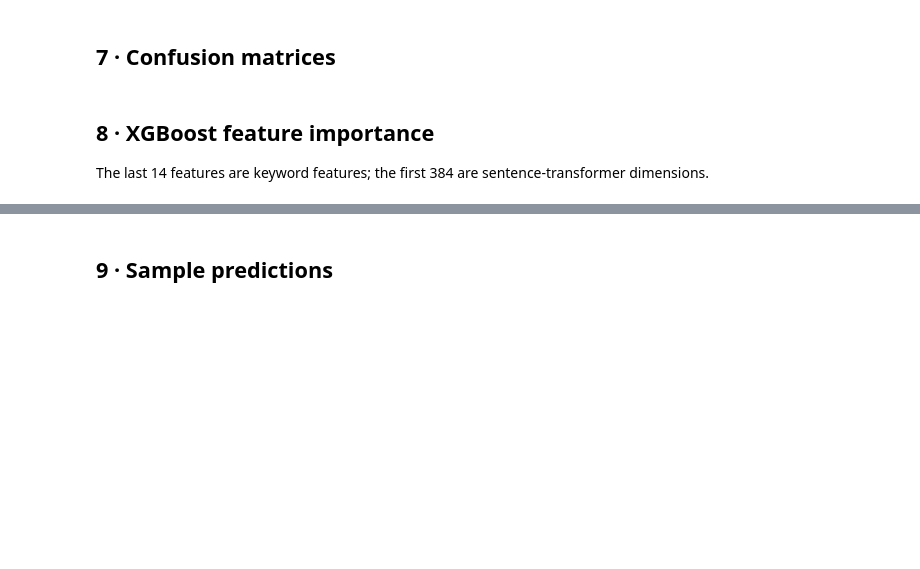
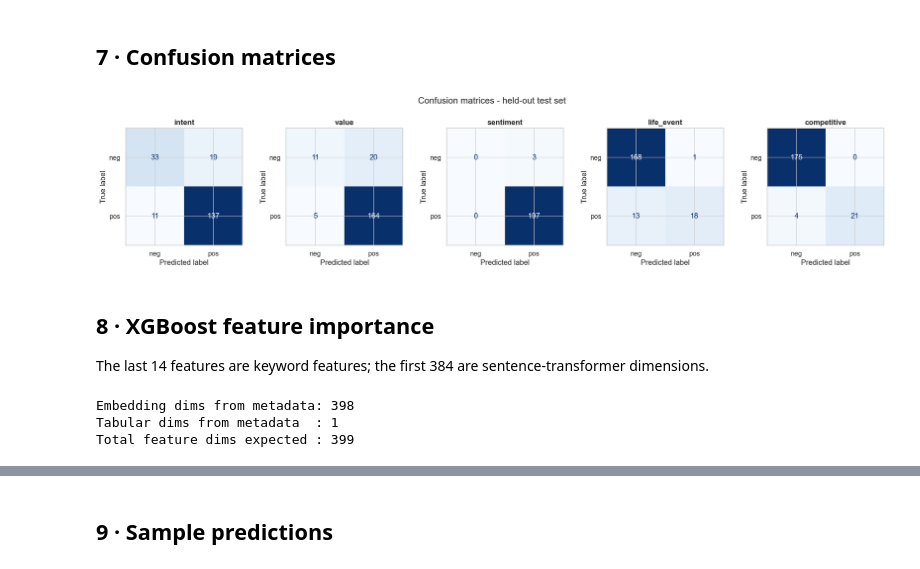
Before and after one commit to doronmeir6/casino_signal_detector, a Jupyter notebook: notebooks/02_training_eval.ipynb, the cells around one changed output, grey strips where cells are left out. Cells and saved outputs as stored; diff of their text form; code cells hidden in the pictures; blank space fills up the shorter version.

```diff
--- a/notebooks/02_training_eval.ipynb
+++ b/notebooks/02_training_eval.ipynb
@@ -284,30 +349,42 @@ plt.show()
 # %% [markdown]
 ## 7 · Confusion matrices
 # %%
+pred_table_path = ROOT / 'data' / 'processed' / 'final_eval' / 'prediction_table.csv'
+if not pred_table_path.exists():
+    raise FileNotFoundError(
+        f'Missing {pred_table_path}. Run src/final_eval.py or the full pipeline with --run_final_eval.'
+    )
+
+pred_df = pd.read_csv(pred_table_path)
+
 fig, axes = plt.subplots(1, len(SIGNAL_CATEGORIES), figsize=(20, 4))
 
 for ax, cat in zip(axes, SIGNAL_CATEGORIES):
-    model_path = MODEL_DIR / f'xgb_{cat}.joblib'
-    if not model_path.exists():
-        ax.set_title(f'{cat}\n(no model)')
+    y_true_col = f'y_true_{cat}'
+    y_pred_col = f'y_pred_{cat}'
+    if y_true_col not in pred_df.columns or y_pred_col not in pred_df.columns:
+        ax.set_title(f'{cat}\n(missing)')
         continue
 
-    model = joblib.load(str(model_path))
-    y_true = y_test[cat].values
-    y_pred = (model.predict_proba(X_test)[:, 1] >= 0.45).astype(int)
+    y_true = pred_df[y_true_col].astype(int).values
+    y_pred = pred_df[y_pred_col].astype(int).values
 
     ConfusionMatrixDisplay.from_predictions(
-        y_true, y_pred,
+        y_true,
+        y_pred,
         display_labels=['neg', 'pos'],
-        ax=ax, colorbar=False,
+        ax=ax,
+        colorbar=False,
         cmap='Blues',
     )
     ax.set_title(cat, fontweight='bold')
 
-plt.suptitle('Confusion matrices — held-out test set  (threshold=0.45)', y=1.04)
+plt.suptitle('Confusion matrices - held-out test set', y=1.04)
 plt.tight_layout()
 plt.savefig(ROOT / 'data' / 'processed' / 'confusion_matrices.png', bbox_inches='tight')
 plt.show()
+# %% [output]
+[figure, added]
 # %% [markdown]
 ## 8 · XGBoost feature importance
 
@@ -315,15 +392,27 @@ The last 14 features are keyword features; the first 384 are sentence-transforme
 # %%
 from src.features import SIGNAL_CATEGORIES as CATS
 
-# Build feature names
-embed_names = [f'emb_{i}' for i in range(384)]
-kw_names = []
-for cat in CATS:
-    kw_names += [f'kw_{cat}_count', f'kw_{cat}_negated']
-kw_names += ['n_words', 'n_sentences', 'neg_density', 'intensity_density']
-feature_names = embed_names + kw_names
+# Build expected feature names from saved model metadata.
+meta_path = MODEL_DIR / 'model_metadata.json'
+if meta_path.exists():
+    with open(meta_path, encoding='utf-8') as f:
+        meta = json.load(f)
+else:
+    meta = {}
 
-print(f'Total feature dims: {len(feature_names)}')
+embedding_dim = int(meta.get('embedding_dim', 384))
+tab_cols = list(meta.get('tabular_feature_columns', []) or [])
+
+embed_names = [f'emb_{i}' for i in range(embedding_dim)]
+feature_names = embed_names + tab_cols
+
+print(f'Embedding dims from metadata: {embedding_dim}')
+print(f'Tabular dims from metadata  : {len(tab_cols)}')
+print(f'Total feature dims expected : {len(feature_names)}')
+# %% [output]
+Embedding dims from metadata: 398
+Tabular dims from metadata  : 1
+Total feature dims expected : 399
 # %%
 fig, axes = plt.subplots(1, len(SIGNAL_CATEGORIES), figsize=(22, 5))
 
```
Also changed, not shown: parts of 21 cells of this notebook, 3 other files.
